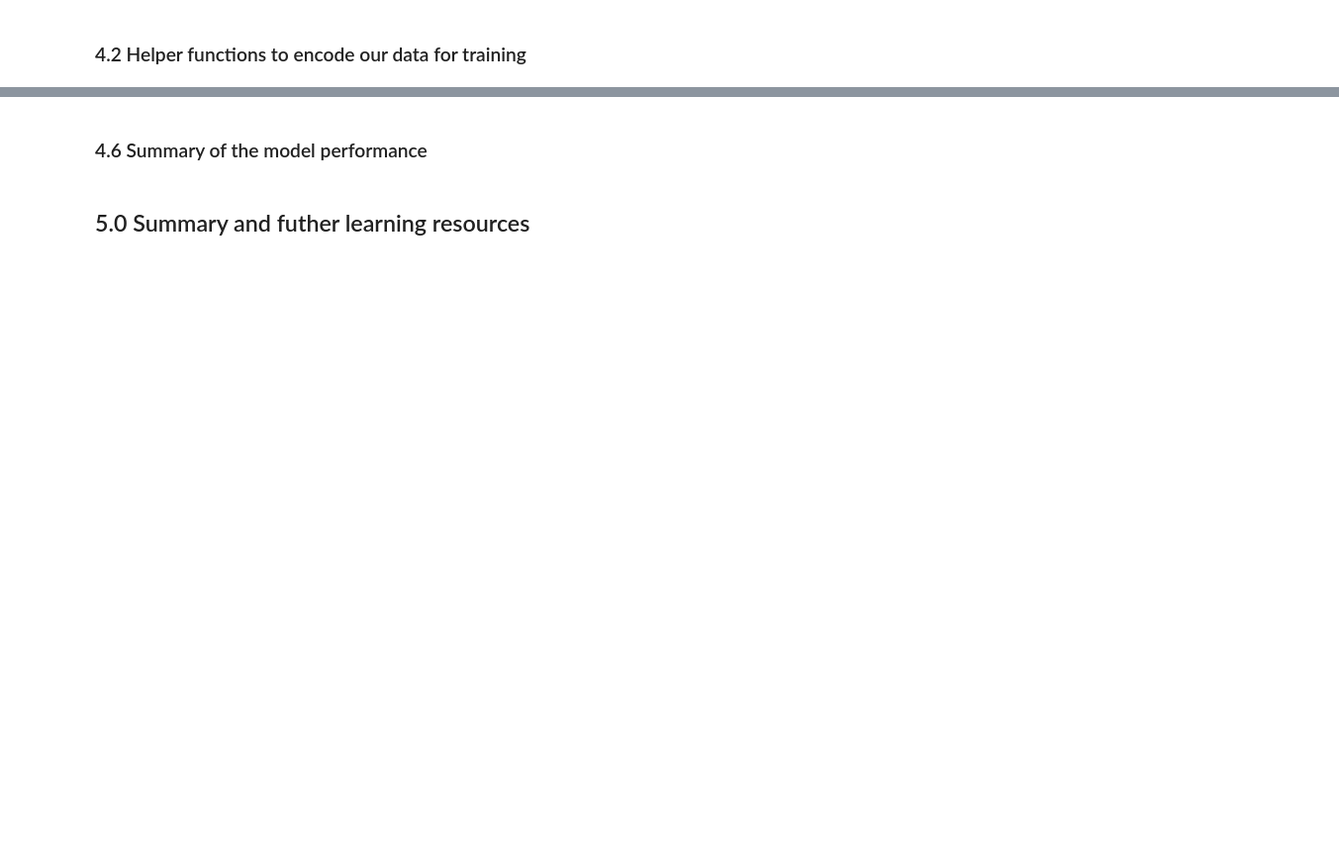
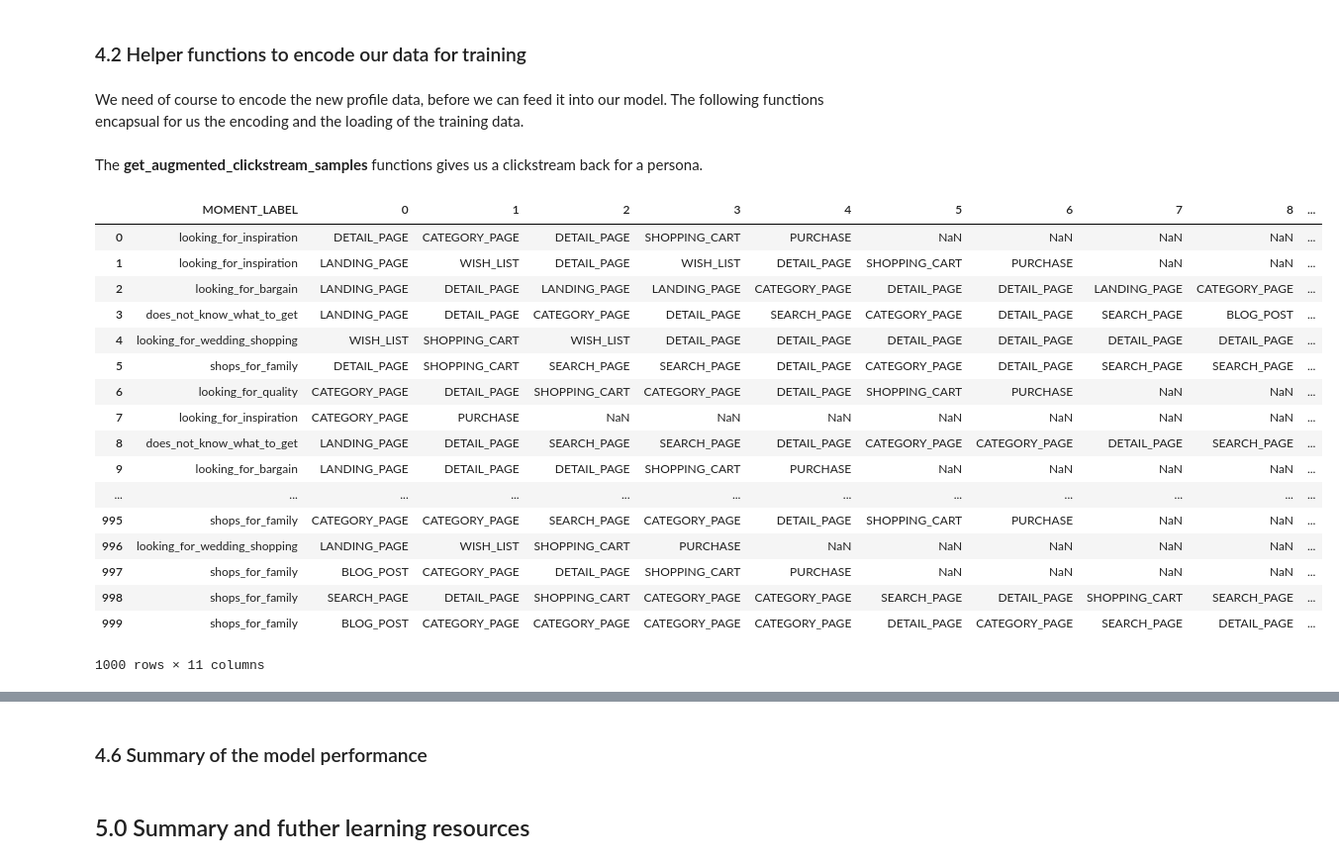
Before and after one commit to mmeyer/huma-tutorial, a Jupyter notebook: huma_tutorial.ipynb, the cells around one changed output, grey strips where cells are left out. Shown: that part at 99% size. Saved outputs shown, nothing was run; the diff lists cells and outputs as text; code cells hidden in the pictures; blank space fills up the shorter version.

```diff
--- a/huma_tutorial.ipynb
+++ b/huma_tutorial.ipynb
@@ -1335,6 +1363,7 @@ Now that we trained and checked the performance of the model training, we test t
 # evaluate model on training data for 2 and 3 layer stacked LSTM
 
 # counter to count the number of predicitons that are correct predicted by the trained models
+correct_one_layer_model = 0
 correct_two_layers_model = 0
 correct_three_layers_model = 0
 
@@ -1343,17 +1372,21 @@ for i in range(100,500):
     # encoding of the labeled clickstream data
     X, y = get_one_clickstream_sample(clickstream_samples, i, length, n_features_in, n_features_out)
 
-    # predicting the moment with the two trained models
+    # predicting the moment with the three trained models
+    yhat_one_layer_model = one_layer_model.predict(X)
     yhat_two_layers_model = two_layers_model.predict(X)
     yhat_three_layers_model = three_layers_model.predict(X)
 
     # count all correct predicitons
+    if one_hot_decode_label(yhat_one_layer_model) == one_hot_decode_label(y):
+        correct_one_layer_model += 1
     if one_hot_decode_label(yhat_two_layers_model) == one_hot_decode_label(y):
         correct_two_layers_model += 1
     if one_hot_decode_label(yhat_three_layers_model) == one_hot_decode_label(y):
         correct_three_layers_model += 1
 
 # calculate and print the Accuracy of the two LSTM models
+print('Accuracy 1 layer LSTM: %f' % ((correct_one_layer_model/400)*100.0))
 print('Accuracy 2 layer LSTM: %f' % ((correct_two_layers_model/400)*100.0))
 print('Accuracy 3 layer LSTM: %f' % ((correct_three_layers_model/400)*100.0))
 # %% [output]
@@ -1365,6 +1399,7 @@ It is very likely that the accuracy of the more deeper LSTM model is higher as,
 # prediction on new data for 2 and 3 layer stacked LSTM
 
 # counter to count the number of predicitons that are correct predicted by the trained models
+correct_one_layer_model = 0
 correct_two_layers_model = 0
 correct_three_layers_model = 0
 
@@ -1373,17 +1408,21 @@ for i in range(791,991):
     # encoding of the labeled clickstream data
     X, y = get_one_clickstream_sample(clickstream_samples, i, length, n_features_in, n_features_out)
 
-    # predicting the moment with the two trained models
+    # predicting the moment with the three trained models
+    yhat_one_layer_model = one_layer_model.predict(X)
     yhat_two_layers_model = two_layers_model.predict(X)
     yhat_three_layers_model = three_layers_model.predict(X)
 
     # count all correct predicitons
+    if one_hot_decode_label(yhat_one_layer_model) == one_hot_decode_label(y):
+        correct_one_layer_model += 1
     if one_hot_decode_label(yhat_two_layers_model) == one_hot_decode_label(y):
         correct_two_layers_model += 1
     if one_hot_decode_label(yhat_three_layers_model) == one_hot_decode_label(y):
         correct_three_layers_model += 1
 
 # calculate and print the Accuracy of the two LSTM models
+print('Accuracy 1 layer LSTM: %f' % ((correct_one_layer_model/200)*100.0))
 print('Accuracy 2 layer LSTM: %f' % ((correct_two_layers_model/200)*100.0))
 print('Accuracy 3 layer LSTM: %f' % ((correct_three_layers_model/200)*100.0))
 # %% [output]
@@ -1546,11 +1619,3 @@ For 950 clickstreams more features are added
 # %% [markdown]
 
 ### 4.2 Helper functions to encode our data for training
-# %%
-def get_augmented_clickstream_samples():
-
-    clickstream_range = [i for i in range(1,12)]
-    df_clickstream = pd.read_csv("clickstream_augmented.csv", usecols=clickstream_range)
-
-    clickstream_samples = df_clickstream.values.tolist()
-    return clickstream_samples
@@ -1564,0 +1622,41 @@ def get_session_samples():
+# %% [markdown]
+We need of course to encode the new profile data, before we can feed it into our model. The following functions encapsual for us the encoding and the loading of the training data.
+# %% [markdown]
+The **get_augmented_clickstream_samples** functions gives us a clickstream back for a persona.
+# %%
+# just function to load new augmented clickstream file clickstream_augmented.csv and
+# turn it into a panda dataframe and list
+def get_augmented_clickstream_samples():
+
+    # define the columns where the click events are stored in the csv file
+    clickstream_range = [i for i in range(1,12)]
+    # load the csv file and get the click events back as a panda dataframe
+    df_clickstream = pd.read_csv("clickstream_augmented.csv", usecols=clickstream_range)
+
+    # turn the panda dataframe in a python list
+    clickstream_samples = df_clickstream.values.tolist()
+    return clickstream_samples, df_clickstream
+
+# get clickstream back as list and panda dataframe
+clickstream_samples, df_clickstream = get_augmented_clickstream_samples()
+# display clickstream as panda dataframe
+display(df_clickstream)
+# %% [output]
+|  | MOMENT_LABEL | 0 | 1 | 2 | 3 | 4 | 5 | 6 | 7 | 8 | ... |
+| 0 | looking_for_inspiration | DETAIL_PAGE | CATEGORY_PAGE | DETAIL_PAGE | SHOPPING_CART | PURCHASE | NaN | NaN | NaN | NaN | ... |
+| 1 | looking_for_inspiration | LANDING_PAGE | WISH_LIST | DETAIL_PAGE | WISH_LIST | DETAIL_PAGE | SHOPPING_CART | PURCHASE | NaN | NaN | ... |
+| 2 | looking_for_bargain | LANDING_PAGE | DETAIL_PAGE | LANDING_PAGE | LANDING_PAGE | CATEGORY_PAGE | DETAIL_PAGE | DETAIL_PAGE | LANDING_PAGE | CATEGORY_PAGE | ... |
+| 3 | does_not_know_what_to_get | LANDING_PAGE | DETAIL_PAGE | CATEGORY_PAGE | DETAIL_PAGE | SEARCH_PAGE | CATEGORY_PAGE | DETAIL_PAGE | SEARCH_PAGE | BLOG_POST | ... |
+| 4 | looking_for_wedding_shopping | WISH_LIST | SHOPPING_CART | WISH_LIST | DETAIL_PAGE | DETAIL_PAGE | DETAIL_PAGE | DETAIL_PAGE | DETAIL_PAGE | DETAIL_PAGE | ... |
+| 5 | shops_for_family | DETAIL_PAGE | SHOPPING_CART | SEARCH_PAGE | SEARCH_PAGE | DETAIL_PAGE | CATEGORY_PAGE | DETAIL_PAGE | SEARCH_PAGE | SEARCH_PAGE | ... |
+| 6 | looking_for_quality | CATEGORY_PAGE | DETAIL_PAGE | SHOPPING_CART | CATEGORY_PAGE | DETAIL_PAGE | SHOPPING_CART | PURCHASE | NaN | NaN | ... |
+| 7 | looking_for_inspiration | CATEGORY_PAGE | PURCHASE | NaN | NaN | NaN | NaN | NaN | NaN | NaN | ... |
+| 8 | does_not_know_what_to_get | LANDING_PAGE | DETAIL_PAGE | SEARCH_PAGE | SEARCH_PAGE | DETAIL_PAGE | CATEGORY_PAGE | CATEGORY_PAGE | DETAIL_PAGE | SEARCH_PAGE | ... |
+| 9 | looking_for_bargain | LANDING_PAGE | DETAIL_PAGE | DETAIL_PAGE | SHOPPING_CART | PURCHASE | NaN | NaN | NaN | NaN | ... |
+| ... | ... | ... | ... | ... | ... | ... | ... | ... | ... | ... | ... |
+| 995 | shops_for_family | CATEGORY_PAGE | CATEGORY_PAGE | SEARCH_PAGE | CATEGORY_PAGE | DETAIL_PAGE | SHOPPING_CART | PURCHASE | NaN | NaN | ... |
+| 996 | looking_for_wedding_shopping | LANDING_PAGE | WISH_LIST | SHOPPING_CART | PURCHASE | NaN | NaN | NaN | NaN | NaN | ... |
+| 997 | shops_for_family | BLOG_POST | CATEGORY_PAGE | DETAIL_PAGE | SHOPPING_CART | PURCHASE | NaN | NaN | NaN | NaN | ... |
+| 998 | shops_for_family | SEARCH_PAGE | DETAIL_PAGE | SHOPPING_CART | CATEGORY_PAGE | CATEGORY_PAGE | SEARCH_PAGE | DETAIL_PAGE | SHOPPING_CART | SEARCH_PAGE | ... |
+| 999 | shops_for_family | BLOG_POST | CATEGORY_PAGE | CATEGORY_PAGE | CATEGORY_PAGE | CATEGORY_PAGE | DETAIL_PAGE | CATEGORY_PAGE | SEARCH_PAGE | DETAIL_PAGE | ... |
+1000 rows × 11 columns
```
Also changed, not shown: parts of 57 cells of this notebook.
